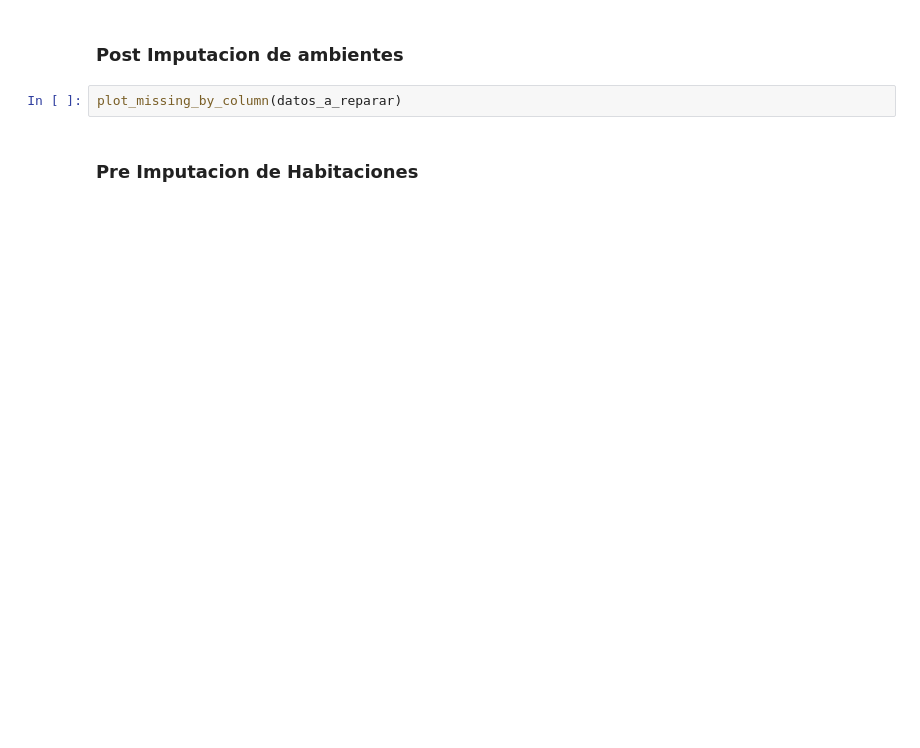
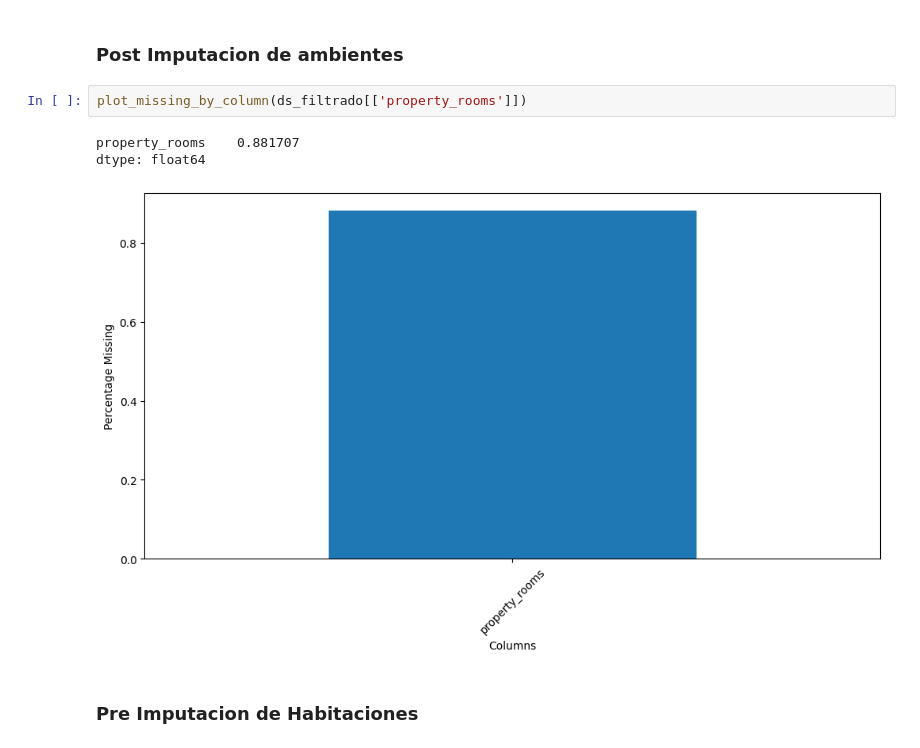
Before and after one commit to Naza26/7506R-2C2022-GRUPO01, a Jupyter notebook: 7506R_TP1_GRUPO1_ENTREGA.ipynb, the cells around one changed output. Cells and saved outputs as stored; diff of their text form; blank space fills up the shorter version.

```diff
--- a/7506R_TP1_GRUPO1_ENTREGA.ipynb
+++ b/7506R_TP1_GRUPO1_ENTREGA.ipynb
@@ -525,7 +949,11 @@ print(f"cantidad de ambientes faltantes post reparacion: {len(ds_filtrado[ds_fil
 # %% [markdown]
 ### Post Imputacion de ambientes
-# %%
-plot_missing_by_column(datos_a_reparar)
+# %%
+plot_missing_by_column(ds_filtrado[['property_rooms']])
+# %% [output]
+property_rooms    0.881707
+dtype: float64
+[figure, added]
 # %% [markdown]
 ### Pre Imputacion de Habitaciones
 # %%
```
Also changed, not shown: parts of 149 cells of this notebook.
